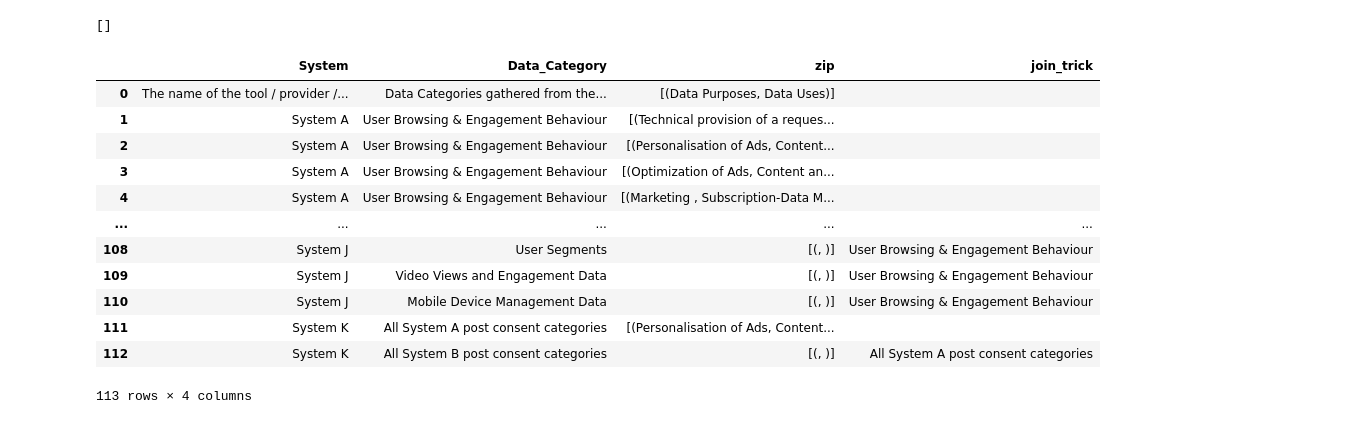
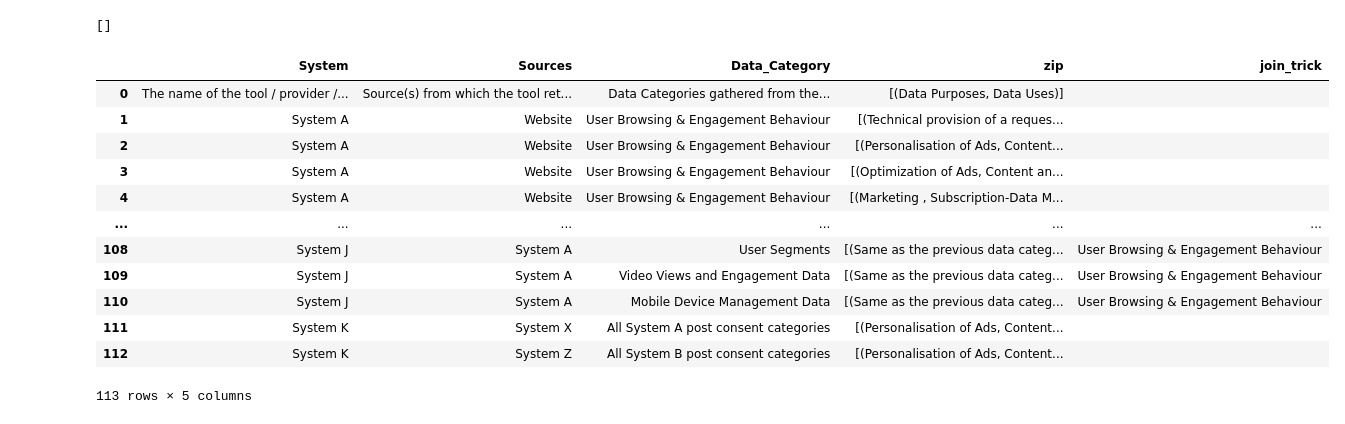
Before and after one commit to flohaha/Colab_Better_Rop, a Jupyter notebook: ROPA.ipynb, the cells around one changed output. Cells and saved outputs as stored; diff of their text form; code cells hidden in the pictures.

```diff
--- a/ROPA.ipynb
+++ b/ROPA.ipynb
@@ -203,5 +200,5 @@ See the caveats in the documentation: https://pandas.pydata.org/pandas-docs/stab
 # %%
-df_sample_gp = df_sample.groupby(['System', 'Data_Category'])['Data_Purpose'].apply('||'.join).reset_index()
+df_sample_gp = df_sample.groupby(['System','Sources', 'Data_Category'])['Data_Purpose'].apply('||'.join).reset_index()
 
 df_sample_gp
 # %% [output]
@@ -221,5 +218,5 @@ df_sample_gp
 # %%
-df_sample_unique = df_sample[['System','Data_Category']].drop_duplicates()
+df_sample_unique = df_sample[['System','Sources','Data_Category']].drop_duplicates()
 
 df_sample_unique
 # %% [output]
@@ -239,11 +236,11 @@ df_sample_unique
 # %%
-df_merged = pd.merge(df_sample_unique, df_sample_gp, how='left', left_on=['System', 'Data_Category'], right_on=['System', 'Data_Category'] )
+df_merged = pd.merge(df_sample_unique, df_sample_gp, how='left', left_on=['System','Sources', 'Data_Category'], right_on=['System', 'Sources', 'Data_Category'] )
 
-df_merged = pd.merge(df_merged, df_sample, how='left', left_on=['System', 'Data_Category'], right_on=['System', 'Data_Category'] )
+df_merged = pd.merge(df_merged, df_sample, how='left', left_on=['System','Sources', 'Data_Category'], right_on=['System','Sources', 'Data_Category'] )
 
 
-#df_merged['System','Data_Category','Data_Purpose_y','Data_Uses']
+#df_merged['System','Sources','Data_Category','Data_Purpose_y','Data_Uses']
 
-df_merged = df_merged[['System','Data_Category','Data_Purpose_y','Data_Uses']]
+df_merged = df_merged[['System','Sources','Data_Category','Data_Purpose_y','Data_Uses']]
 df_merged
 # %% [output]
@@ -312,7 +309,7 @@ df_merged_sample_zip = df_merged_sample
 
 df_merged_sample_zip['zip'] = df_merged_sample_zip.apply(lambda x: list(product(x['Data_Purpose_y'], list(x['Data_Uses']))), axis=1)
 
-df_merged_sample_zip = df_merged_sample_zip[['System','Data_Category','zip']]
+df_merged_sample_zip = df_merged_sample_zip[['System','Sources','Data_Category','zip']]
 
 df_merged_sample_zip
 # %% [output]
@@ -372,44 +368,44 @@ df_merged_sample_zip.iloc[1,1]
 # %%
 for r in range(0, len(df_merged_sample_zip)):
   #print(df_merged_sample_zip.iloc[r,2])
 
-  if df_merged_sample_zip.iloc[r,2] == [('', '')] \
-    or df_merged_sample_zip.iloc[r,2] == [('Same as the previous data category', 'Same as the previous data category')] \
-    or len([s for s in df_merged_sample_zip.iloc[r,2][0]  if 'Same as' in s])>0 \
-    or len([s for s in df_merged_sample_zip.iloc[r,2][0]  if 'same as' in s])>0 :
+  if df_merged_sample_zip.iloc[r,3] == [('', '')] \
+    or df_merged_sample_zip.iloc[r,3] == [('Same as the previous data category', 'Same as the previous data category')] \
+    or len([s for s in df_merged_sample_zip.iloc[r,3][0]  if 'Same as' in s])>0 \
+    or len([s for s in df_merged_sample_zip.iloc[r,3][0]  if 'same as' in s])>0 :
 
 
-    anc = df_merged_sample_zip.iloc[r-1,1]
+    anc = df_merged_sample_zip.iloc[r-1,2]
     #print(anc)
-    new=df_merged_sample_zip.iloc[r-1,3]
+    new=df_merged_sample_zip.iloc[r-1,4]
 
-    if len(df_merged_sample_zip.iloc[r-1,3])==0:
-      df_merged_sample_zip.iloc[r,3] = anc
+    if len(df_merged_sample_zip.iloc[r-1,4])==0:
+      df_merged_sample_zip.iloc[r,4] = anc
     else:
-      df_merged_sample_zip.iloc[r,3] = new
+      df_merged_sample_zip.iloc[r,4] = new
 
 
 
   # else:
   #   new = df_merged_sample_zip.iloc[r,1]
   #   #print(anc)
   #   df_merged_sample_zip.iloc[r,3] = new
 
 df_merged_sample_zip
 # %% [output]
-|  | System | Data_Category | zip | join_trick |
-| 0 | The name of the tool / provider /... | Data Categories gathered from the... | [(Data Purposes, Data Uses)] |  |
-| 1 | System A | User Browsing & Engagement Behaviour | [(Technical provision of a reques... |  |
-| 2 | System A | User Browsing & Engagement Behaviour | [(Personalisation of Ads, Content... |  |
-| 3 | System A | User Browsing & Engagement Behaviour | [(Optimization of Ads, Content an... |  |
-| 4 | System A | User Browsing & Engagement Behaviour | [(Marketing , Subscription-Data M... |  |
-| ... | ... | ... | ... | ... |
-| 108 | System J | User Segments | [(, )] | User Browsing & Engagement Behaviour |
-| 109 | System J | Video Views and Engagement Data | [(, )] | User Browsing & Engagement Behaviour |
-| 110 | System J | Mobile Device Management Data | [(, )] | User Browsing & Engagement Behaviour |
-| 111 | System K | All System A post consent categories | [(Personalisation of Ads, Content... |  |
-| 112 | System K | All System B post consent categories | [(, )] | All System A post consent categories |
+|  | System | Sources | Data_Category | zip | join_trick |
+| 0 | The name of the tool / provider /... | Source(s) from which the tool ret... | Data Categories gathered from the... | [(Data Purposes, Data Uses)] |  |
+| 1 | System A | Website | User Browsing & Engagement Behaviour | [(Technical provision of a reques... |  |
+| 2 | System A | Website | User Browsing & Engagement Behaviour | [(Personalisation of Ads, Content... |  |
+| 3 | System A | Website | User Browsing & Engagement Behaviour | [(Optimization of Ads, Content an... |  |
+| 4 | System A | Website | User Browsing & Engagement Behaviour | [(Marketing , Subscription-Data M... |  |
+| ... | ... | ... | ... | ... | ... |
+| 108 | System J | System A | User Segments | [(Same as the previous data categ... | User Browsing & Engagement Behaviour |
+| 109 | System J | System A | Video Views and Engagement Data | [(Same as the previous data categ... | User Browsing & Engagement Behaviour |
+| 110 | System J | System A | Mobile Device Management Data | [(Same as the previous data categ... | User Browsing & Engagement Behaviour |
+| 111 | System K | System X | All System A post consent categories | [(Personalisation of Ads, Content... |  |
+| 112 | System K | System Z | All System B post consent categories | [(Personalisation of Ads, Content... |  |
-113 rows × 4 columns
+113 rows × 5 columns
 # %%
 df_merged_sample_zip[df_merged_sample_zip['join_trick']=='']
 # %% [output]
```
Also changed, not shown: parts of 44 cells of this notebook.
